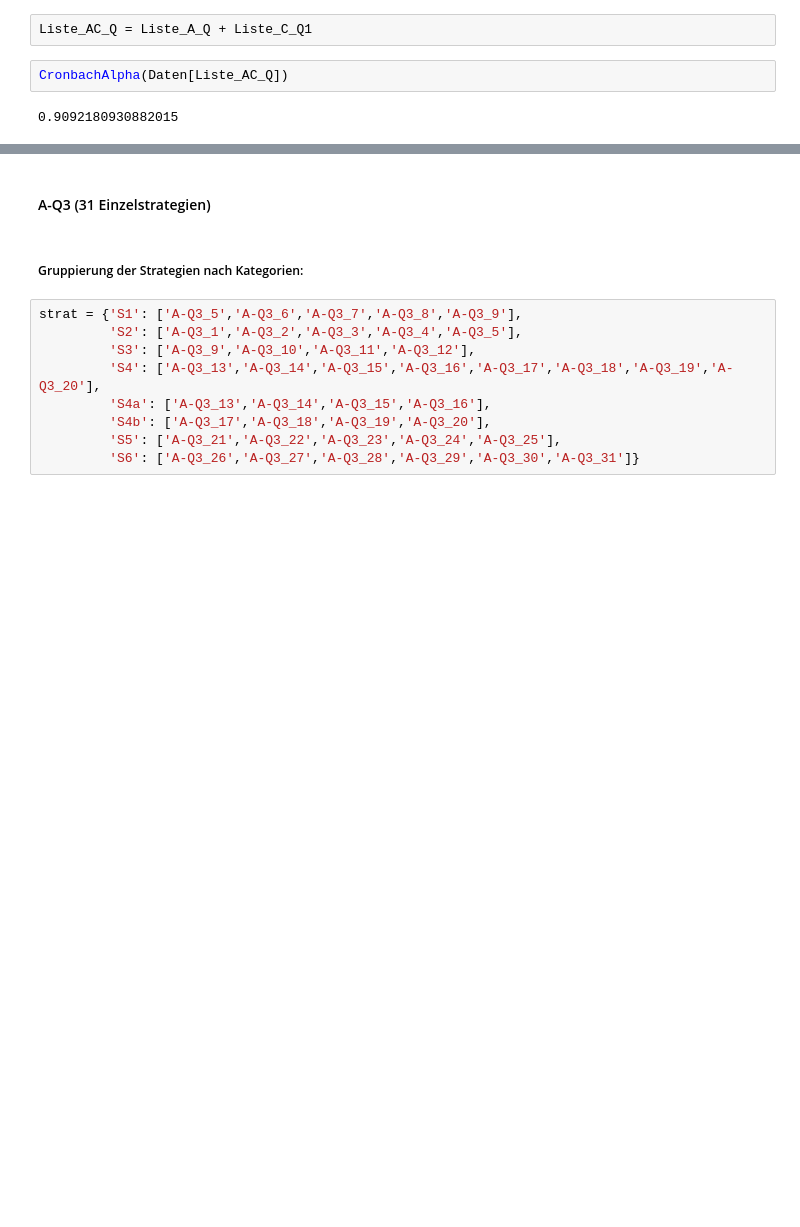
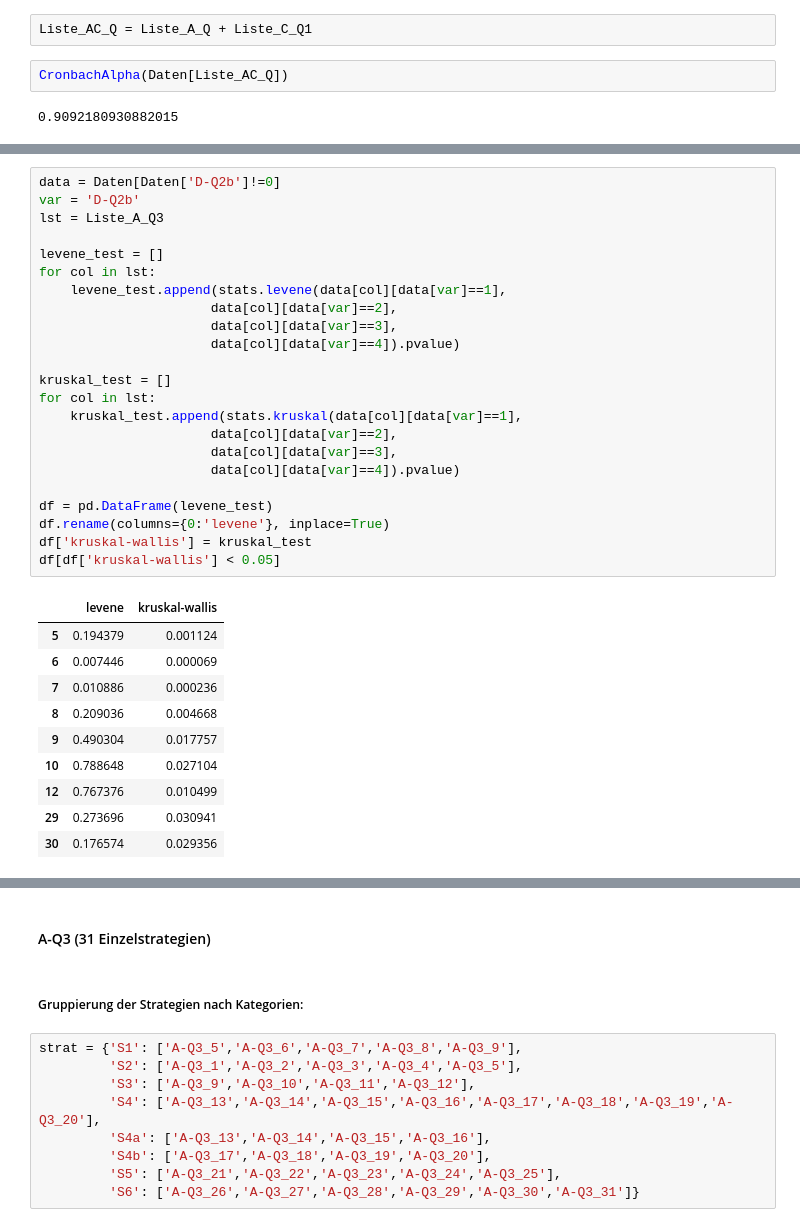
Before and after one commit to martinakienberger/Dissertation_LIS, a Jupyter notebook: Datenanalyse_Inferenz.ipynb, the cells around one changed output, grey strips where cells are left out. Drawn from its saved outputs; the diff is of its cells as text; blank space fills up the shorter version.

```diff
--- a/Datenanalyse_Inferenz.ipynb
+++ b/Datenanalyse_Inferenz.ipynb
@@ -161,0 +233,34 @@ Consulto un diccionario u otra fuente (en papel o digital).
+# %%
+data = Daten[Daten['D-Q2b']!=0]
+var = 'D-Q2b'
+lst = Liste_A_Q3
+
+levene_test = []
+for col in lst:
+    levene_test.append(stats.levene(data[col][data[var]==1],
+                      data[col][data[var]==2],
+                      data[col][data[var]==3],
+                      data[col][data[var]==4]).pvalue)
+
+kruskal_test = []
+for col in lst:
+    kruskal_test.append(stats.kruskal(data[col][data[var]==1],
+                      data[col][data[var]==2],
+                      data[col][data[var]==3],
+                      data[col][data[var]==4]).pvalue)
+
+df = pd.DataFrame(levene_test)
+df.rename(columns={0:'levene'}, inplace=True)
+df['kruskal-wallis'] = kruskal_test
+df[df['kruskal-wallis'] < 0.05]
+# %% [output]
+|  | levene | kruskal-wallis |
+| 5 | 0.194379 | 0.001124 |
+| 6 | 0.007446 | 0.000069 |
+| 7 | 0.010886 | 0.000236 |
+| 8 | 0.209036 | 0.004668 |
+| 9 | 0.490304 | 0.017757 |
+| 10 | 0.788648 | 0.027104 |
+| 12 | 0.767376 | 0.010499 |
+| 29 | 0.273696 | 0.030941 |
+| 30 | 0.176574 | 0.029356 |
```
Also changed, not shown: parts of 37 cells of this notebook.
